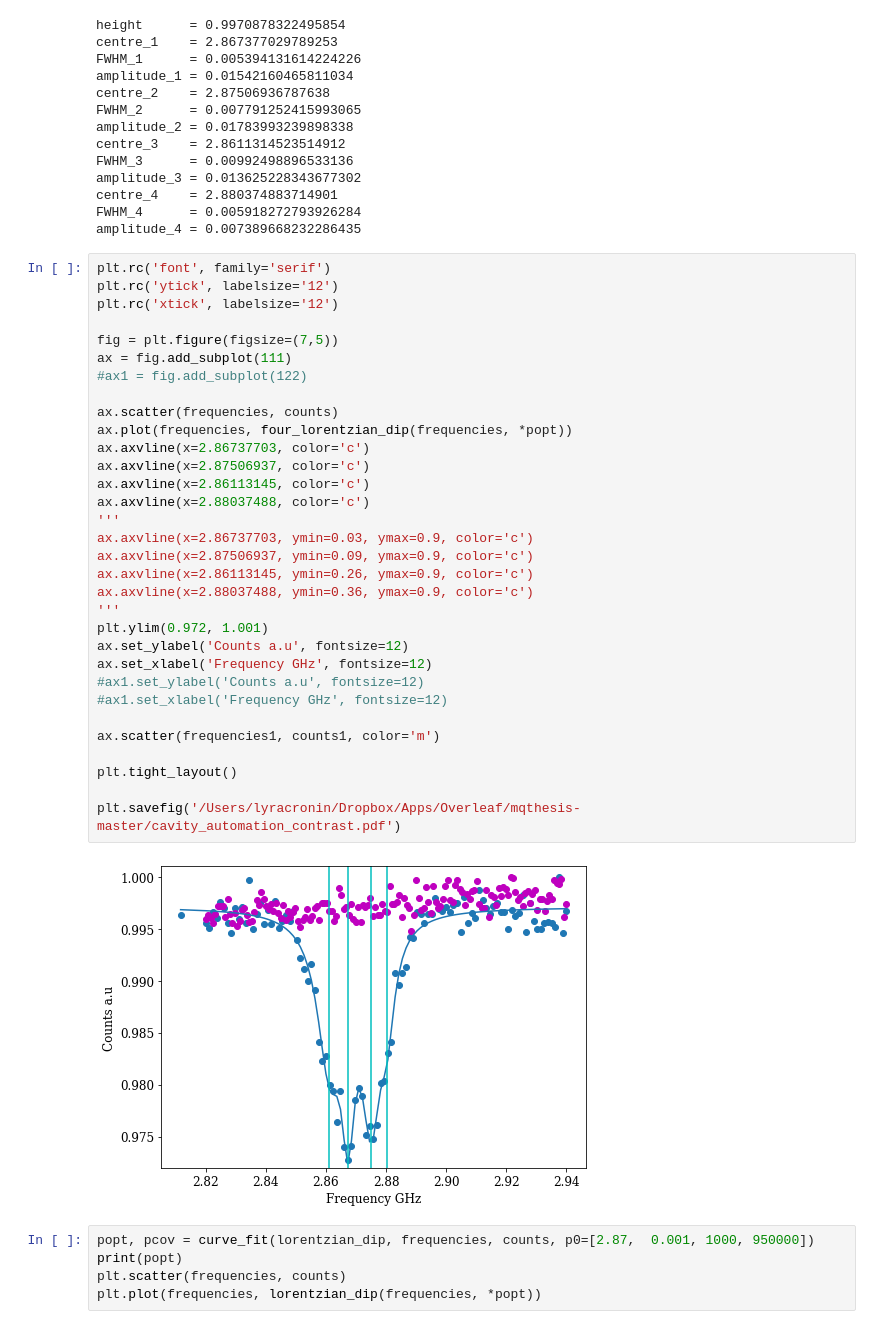
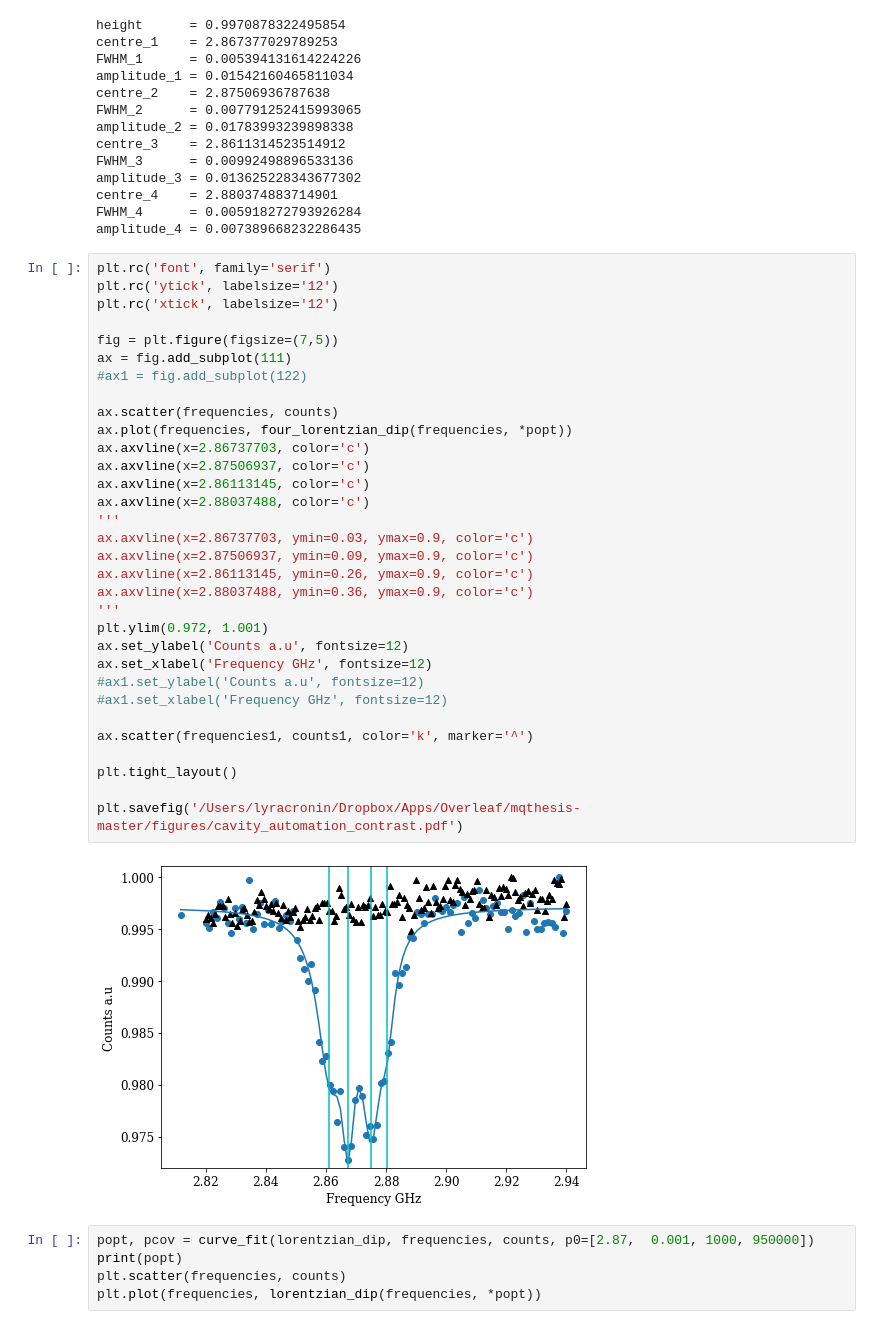
Before and after one commit to Lyra-Cronin/Thesis-Python, a Jupyter notebook: Graphing.ipynb, the cells around one changed output. Cells and saved outputs as stored; diff of their text form.

```diff
--- a/Graphing.ipynb
+++ b/Graphing.ipynb
@@ -72,36 +72,36 @@ amplitude_4 = 0.007389668232286435
 plt.rc('font', family='serif')
 plt.rc('ytick', labelsize='12')
 plt.rc('xtick', labelsize='12')
 
 fig = plt.figure(figsize=(7,5))
 ax = fig.add_subplot(111)
 #ax1 = fig.add_subplot(122)
 
 ax.scatter(frequencies, counts)
 ax.plot(frequencies, four_lorentzian_dip(frequencies, *popt))
 ax.axvline(x=2.86737703, color='c')
 ax.axvline(x=2.87506937, color='c')
 ax.axvline(x=2.86113145, color='c')
 ax.axvline(x=2.88037488, color='c')
 '''
 ax.axvline(x=2.86737703, ymin=0.03, ymax=0.9, color='c')
 ax.axvline(x=2.87506937, ymin=0.09, ymax=0.9, color='c')
 ax.axvline(x=2.86113145, ymin=0.26, ymax=0.9, color='c')
 ax.axvline(x=2.88037488, ymin=0.36, ymax=0.9, color='c')
 '''
 plt.ylim(0.972, 1.001)
 ax.set_ylabel('Counts a.u', fontsize=12)
 ax.set_xlabel('Frequency GHz', fontsize=12)
 #ax1.set_ylabel('Counts a.u', fontsize=12)
 #ax1.set_xlabel('Frequency GHz', fontsize=12)
 
-ax.scatter(frequencies1, counts1, color='m')
+ax.scatter(frequencies1, counts1, color='k', marker='^')
 
 plt.tight_layout()
 
-plt.savefig('/Users/lyracronin/Dropbox/Apps/Overleaf/mqthesis-master/cavity_automation_contrast.pdf')
+plt.savefig('/Users/lyracronin/Dropbox/Apps/Overleaf/mqthesis-master/figures/cavity_automation_contrast.pdf')
 # %% [output]
-[figure, old version]
+[figure, new version]
 # %%
 popt, pcov = curve_fit(lorentzian_dip, frequencies, counts, p0=[2.87,  0.001, 1000, 950000])
 print(popt)
```
Also changed, not shown: 2 other files.
